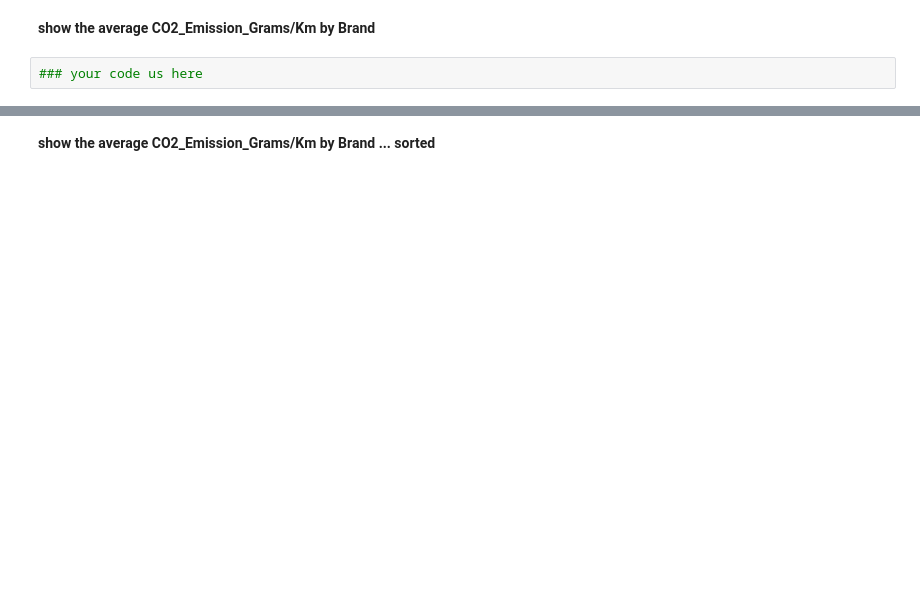
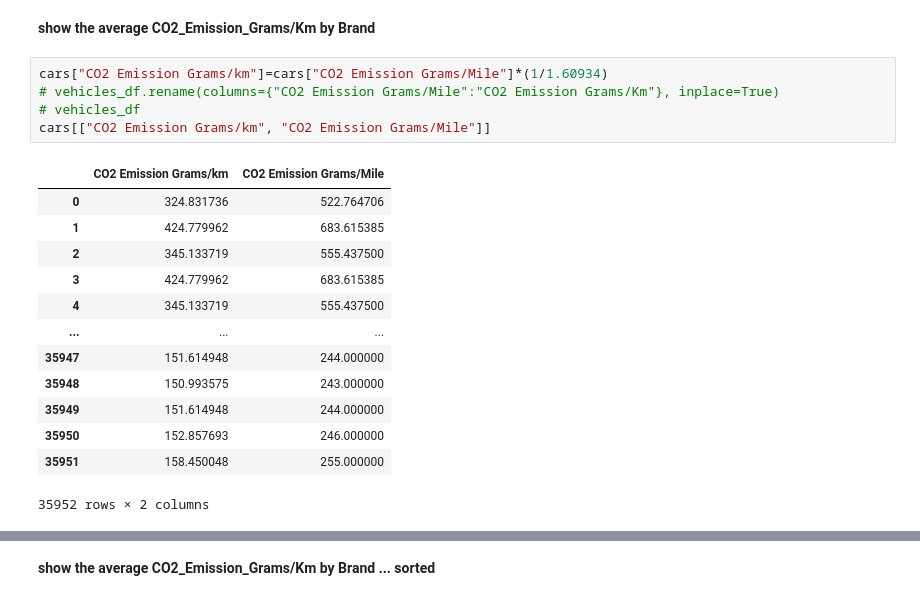
Before and after one commit to Romes-Kalt/IronRoman, a Jupyter notebook: LabWorks/week2/day5/Lab_Pandas_frouping_data_vehicles.ipynb, the cells around one changed output, grey strips where cells are left out. Cells and saved outputs as stored; diff of their text form; blank space fills up the shorter version.

```diff
--- a/LabWorks/week2/day5/Lab_Pandas_frouping_data_vehicles.ipynb
+++ b/LabWorks/week2/day5/Lab_Pandas_frouping_data_vehicles.ipynb
@@ -50,4 +89,21 @@ What brand has the most cars?
 # %% [markdown]
 <b>show the average CO2_Emission_Grams/Km  by Brand
-# %%
-### your code us here
+# %%
+cars["CO2 Emission Grams/km"]=cars["CO2 Emission Grams/Mile"]*(1/1.60934)
+# vehicles_df.rename(columns={"CO2 Emission Grams/Mile":"CO2 Emission Grams/Km"}, inplace=True)
+# vehicles_df
+cars[["CO2 Emission Grams/km", "CO2 Emission Grams/Mile"]]
+# %% [output]
+|  | CO2 Emission Grams/km | CO2 Emission Grams/Mile |
+| 0 | 324.831736 | 522.764706 |
+| 1 | 424.779962 | 683.615385 |
+| 2 | 345.133719 | 555.437500 |
+| 3 | 424.779962 | 683.615385 |
+| 4 | 345.133719 | 555.437500 |
+| ... | ... | ... |
+| 35947 | 151.614948 | 244.000000 |
+| 35948 | 150.993575 | 243.000000 |
+| 35949 | 151.614948 | 244.000000 |
+| 35950 | 152.857693 | 246.000000 |
+| 35951 | 158.450048 | 255.000000 |
+35952 rows × 2 columns
```
Also changed, not shown: parts of 22 cells of this notebook.
